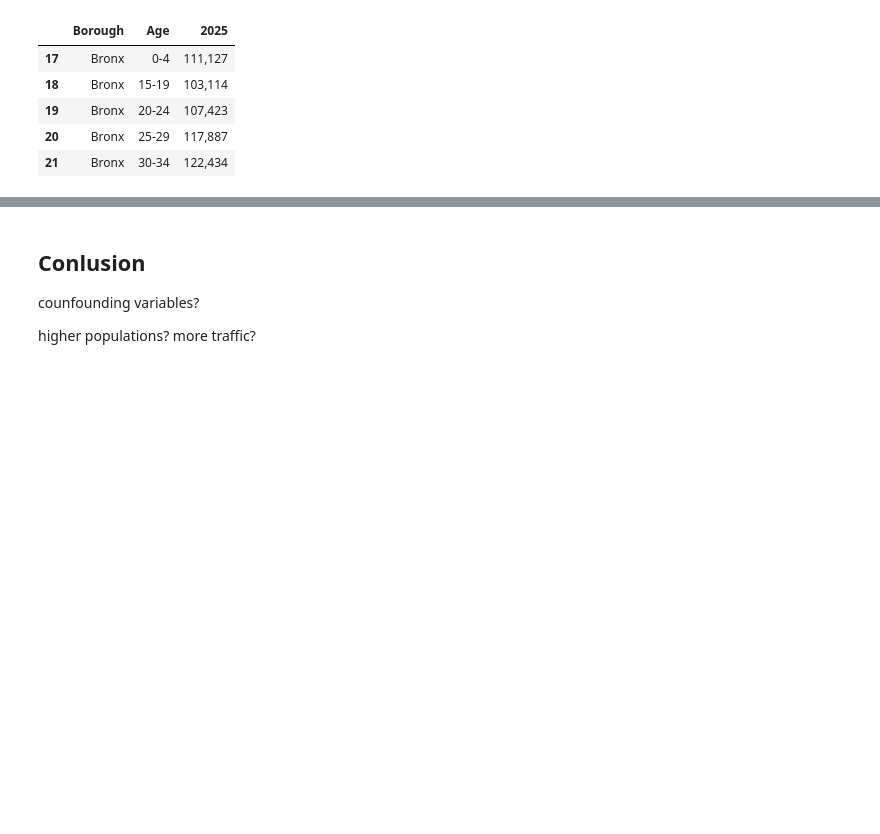
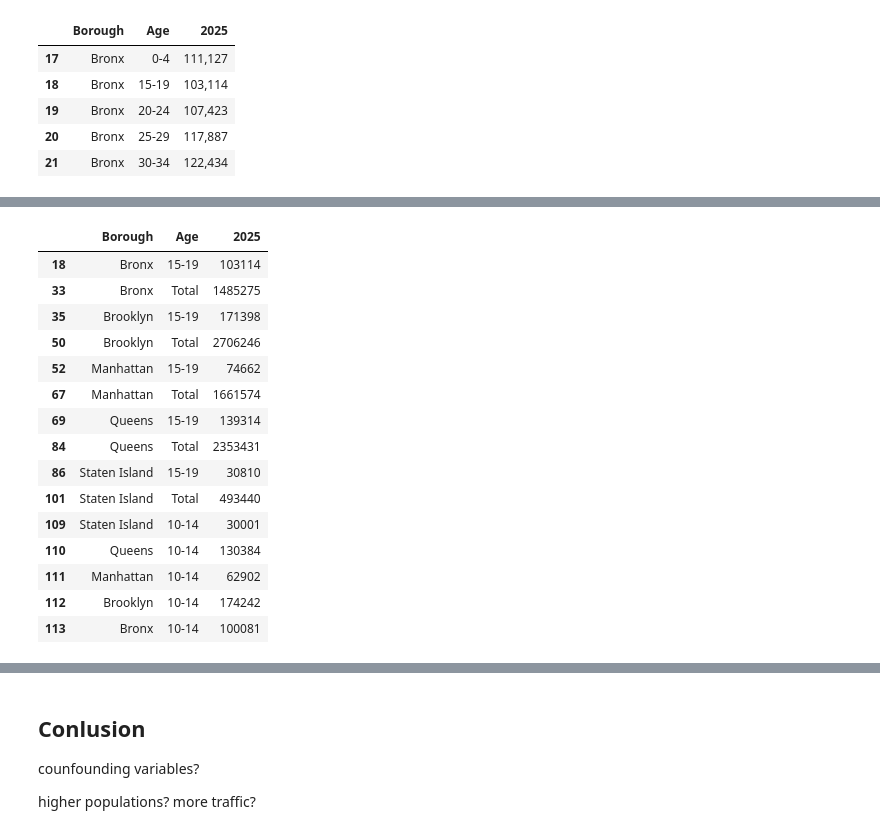
Before and after one commit to sophiacain11-jpg/sophiacain11-jpg.github.io, a Jupyter notebook: Project3.ipynb, the cells around one changed output, grey strips where cells are left out. Saved outputs shown, nothing was run; the diff lists cells and outputs as text; code cells hidden in the pictures; blank space fills up the shorter version.

```diff
--- a/Project3.ipynb
+++ b/Project3.ipynb
@@ -135,12 +135,15 @@ NYC_pop_age_2025.head()
 
 import numpy as np
 
+NYC_pop_age_2025["Age"] = NYC_pop_age_2025["Age"].str.strip()
 
 # I am converting the 2025 population column from an object to an integer and removing the commas so it will add nicely when I combine age groups.
-NYC_pop_age_2025["2025"] = NYC_pop_age_2025["2025"].str.replace(",", "").astype(int)
+NYC_pop_age_2025["2025"] = pd.to_numeric(
+    NYC_pop_age_2025["2025"].astype(str).str.replace(",", "")
+)
 
 # I am making the three popualtion groups from the age ranges provided.
-child = ["0-4", "15-19"]
+child = ["0-4", "5-9", "10-1415-19"]
 
 adult = [
     "20-24",
@@ -194,0 +227,21 @@ memory usage: 612.0+ bytes
+# %%
+unknown_rows = NYC_pop_age_2025[NYC_pop_age_2025["Age_Group"] == "unknown"]
+
+unknown_rows[["Borough", "Age", "2025"]]
+# %% [output]
+|  | Borough | Age | 2025 |
+| 18 | Bronx | 15-19 | 103114 |
+| 33 | Bronx | Total | 1485275 |
+| 35 | Brooklyn | 15-19 | 171398 |
+| 50 | Brooklyn | Total | 2706246 |
+| 52 | Manhattan | 15-19 | 74662 |
+| 67 | Manhattan | Total | 1661574 |
+| 69 | Queens | 15-19 | 139314 |
+| 84 | Queens | Total | 2353431 |
+| 86 | Staten Island | 15-19 | 30810 |
+| 101 | Staten Island | Total | 493440 |
+| 109 | Staten Island | 10-14 | 30001 |
+| 110 | Queens | 10-14 | 130384 |
+| 111 | Manhattan | 10-14 | 62902 |
+| 112 | Brooklyn | 10-14 | 174242 |
+| 113 | Bronx | 10-14 | 100081 |
```
Also changed, not shown: parts of 6 cells of this notebook.
